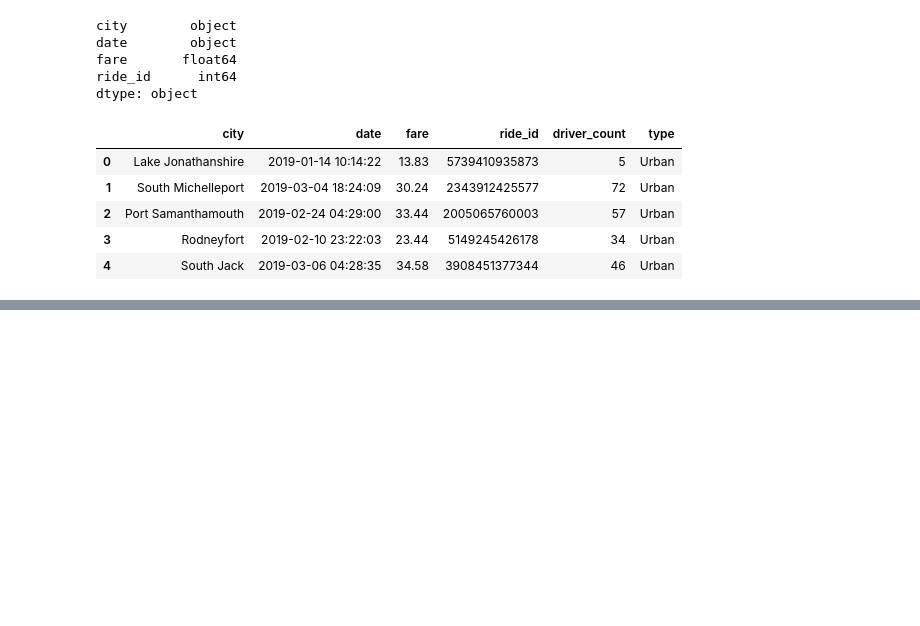
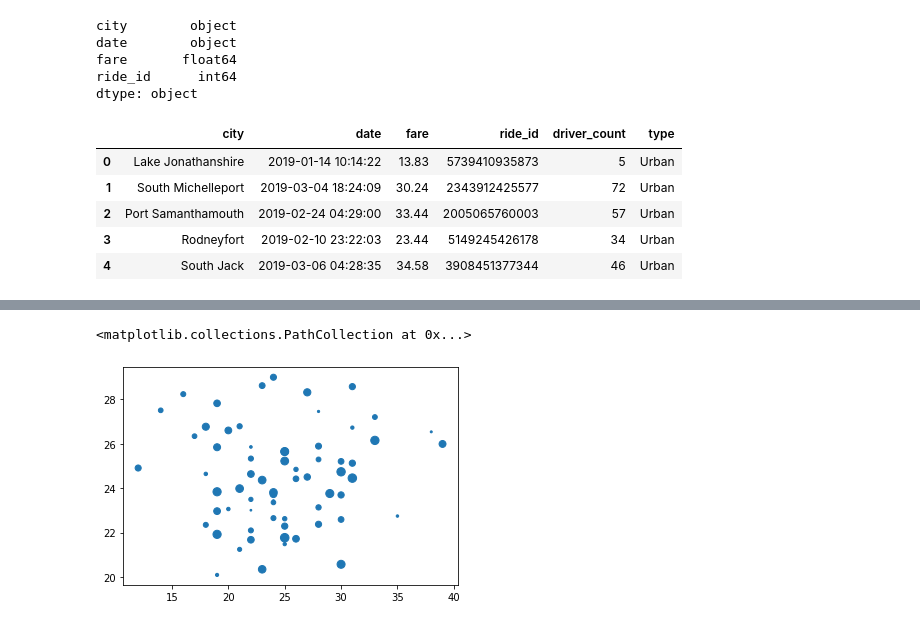
Before and after one commit to austink24/PyBer_Analysis, a Jupyter notebook: PyBer.ipynb, the cells around one changed output, grey strips where cells are left out. Saved outputs shown, nothing was run; the diff lists cells and outputs as text; code cells hidden in the pictures; blank space fills up the shorter version.

```diff
--- a/PyBer.ipynb
+++ b/PyBer.ipynb
@@ -136,0 +171,5 @@ pyber_data_df.head()
+# %%
+# Get the average number of drivers for each urban city. ----Groupby and Mean/Average---
+urban_driver_count = urban_cities_df.groupby(["city"]).mean()["driver_count"]
+suburban_driver_count = suburban_cities_df.groupby(["city"]).mean()["driver_count"]
+rural_driver_count = rural_cities_df.groupby(["city"]).mean()["driver_count"]
@@ -136,0 +182,6 @@ pyber_data_df.head()
+# %%
+# Build the scatter plots for urban cities.
+plt.scatter(urban_ride_count, urban_avg_fare, s=urban_driver_count)
+# %% [output]
+<matplotlib.collections.PathCollection at 0x...>
+[figure, added]
```
Also changed, not shown: parts of 14 cells of this notebook, 2 other files.
